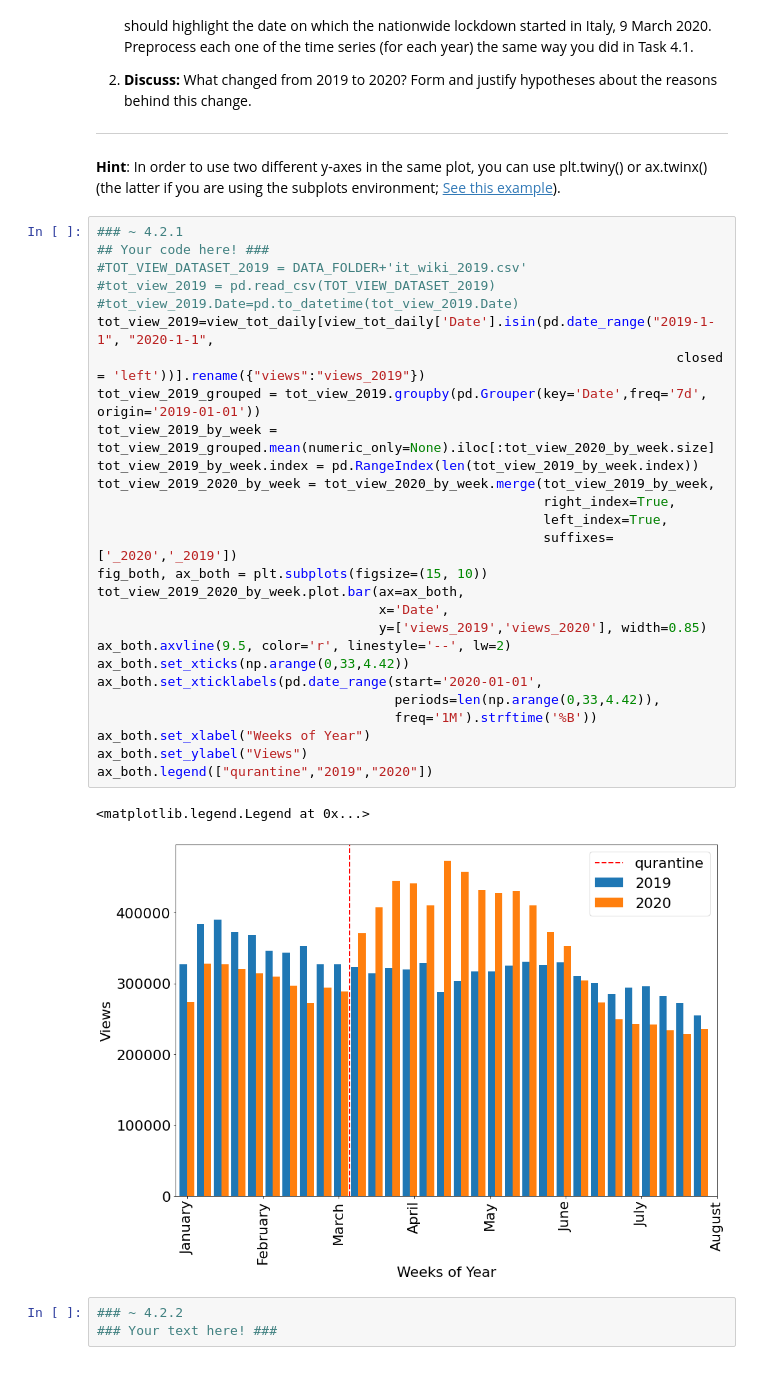
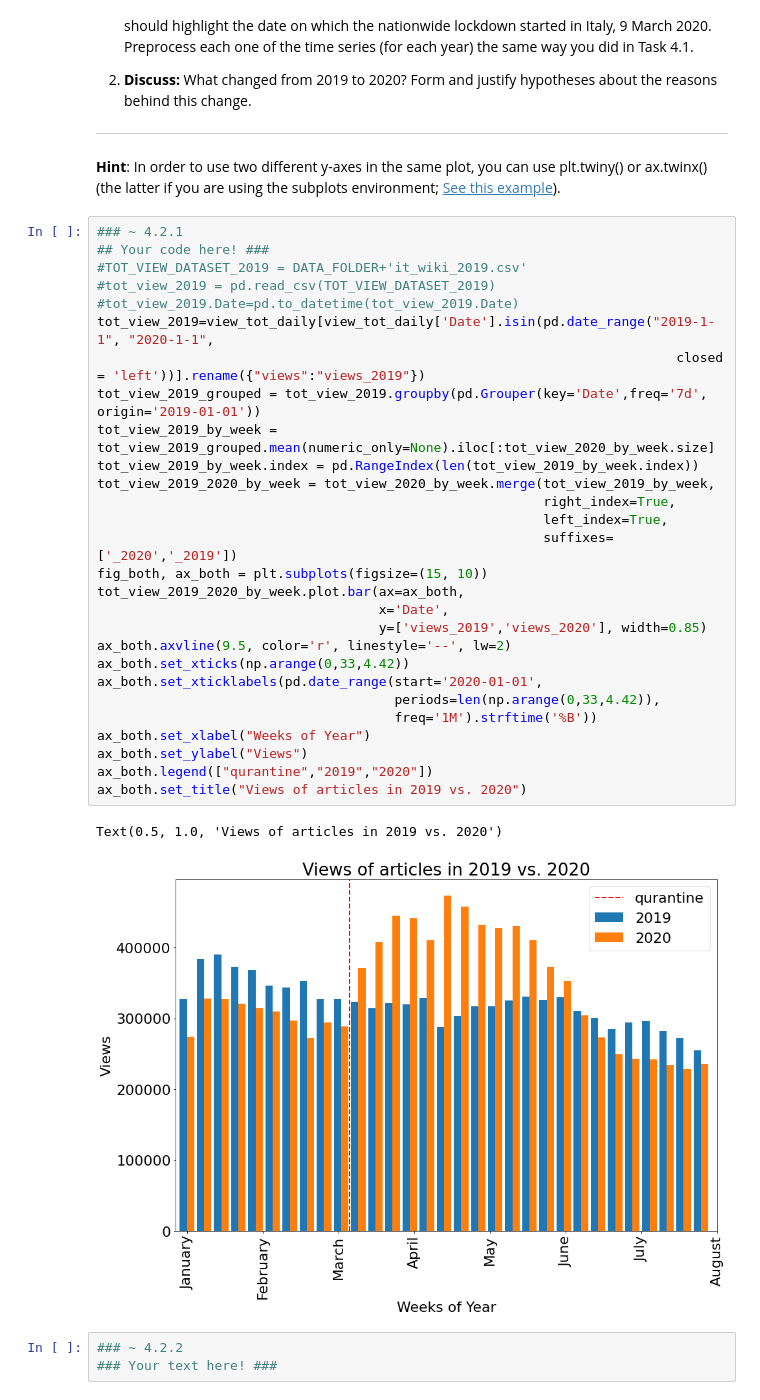
Before and after one commit to alec-flowers/ada-2020-homework1-pandas-pied, a Jupyter notebook: 01 - Pandas Data Wrangling and Data Viz/hw1.ipynb, the cells around one changed output. Drawn from its saved outputs; the diff is of its cells as text.

```diff
--- a/01 - Pandas Data Wrangling and Data Viz/hw1.ipynb
+++ b/01 - Pandas Data Wrangling and Data Viz/hw1.ipynb
@@ -450,33 +471,34 @@ To get an even clearer picture, your task now is to compare the pageview time se
 # %%
 ### ~ 4.2.1
 ## Your code here! ###
 #TOT_VIEW_DATASET_2019 = DATA_FOLDER+'it_wiki_2019.csv'
 #tot_view_2019 = pd.read_csv(TOT_VIEW_DATASET_2019)
 #tot_view_2019.Date=pd.to_datetime(tot_view_2019.Date)
 tot_view_2019=view_tot_daily[view_tot_daily['Date'].isin(pd.date_range("2019-1-1", "2020-1-1",
                                                                           closed = 'left'))].rename({"views":"views_2019"})
 tot_view_2019_grouped = tot_view_2019.groupby(pd.Grouper(key='Date',freq='7d', origin='2019-01-01'))
 tot_view_2019_by_week = tot_view_2019_grouped.mean(numeric_only=None).iloc[:tot_view_2020_by_week.size]
 tot_view_2019_by_week.index = pd.RangeIndex(len(tot_view_2019_by_week.index))
 tot_view_2019_2020_by_week = tot_view_2020_by_week.merge(tot_view_2019_by_week,
                                                          right_index=True,
                                                          left_index=True,
                                                          suffixes=['_2020','_2019'])
 fig_both, ax_both = plt.subplots(figsize=(15, 10))
 tot_view_2019_2020_by_week.plot.bar(ax=ax_both,
                                     x='Date',
                                     y=['views_2019','views_2020'], width=0.85)
 ax_both.axvline(9.5, color='r', linestyle='--', lw=2)
 ax_both.set_xticks(np.arange(0,33,4.42))
 ax_both.set_xticklabels(pd.date_range(start='2020-01-01',
                                       periods=len(np.arange(0,33,4.42)),
                                       freq='1M').strftime('%B'))
 ax_both.set_xlabel("Weeks of Year")
 ax_both.set_ylabel("Views")
 ax_both.legend(["qurantine","2019","2020"])
+ax_both.set_title("Views of articles in 2019 vs. 2020")
 # %% [output]
-<matplotlib.legend.Legend at 0x...>
+Text(0.5, 1.0, 'Views of articles in 2019 vs. 2020')
-[figure, old version]
+[figure, new version]
 # %%
 ### ~ 4.2.2
 ### Your text here! ###
```
Also changed, not shown: parts of 5 cells of this notebook.
